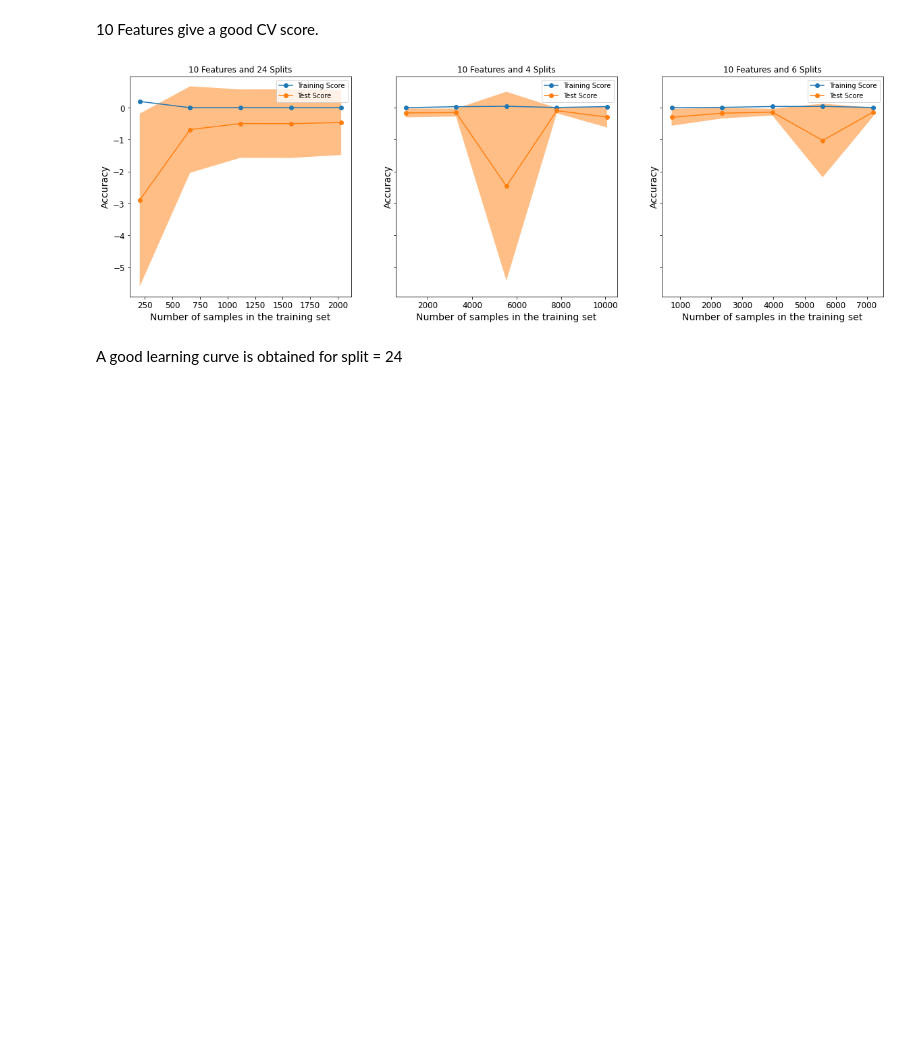
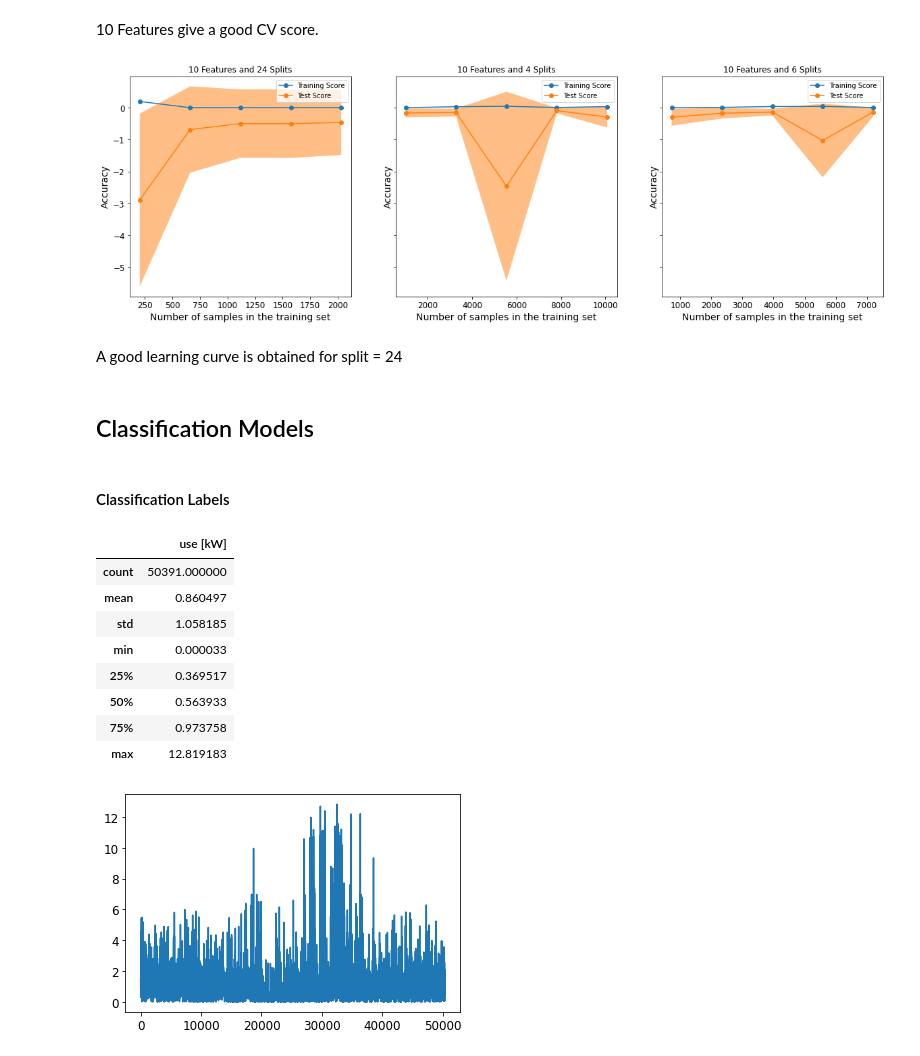
Before and after one commit to nivalf/Predict_Energy_Usage, a Jupyter notebook: predict_energy_usage.ipynb, the cells around one changed output. Cells and saved outputs as stored; diff of their text form; code cells hidden in the pictures; blank space fills up the shorter version.

Commit message:
Classification models added

```diff
--- a/predict_energy_usage.ipynb
+++ b/predict_energy_usage.ipynb
@@ -984,3 +986,22 @@ A good learning curve is obtained for split = 24
 # plt.tight_layout()
 # plt.subplots_adjust(top=0.9)
 # plt.show()
+# %% [markdown]
+## Classification Models
+# %% [markdown]
+#### Classification Labels
+# %%
+plt.plot(energy_usage['use [kW]'])
+y_ = pd.DataFrame(energy_usage['use [kW]'])
+y_.describe()
+# %% [output]
+|  | use [kW] |
+| count | 50391.000000 |
+| mean | 0.860497 |
+| std | 1.058185 |
+| min | 0.000033 |
+| 25% | 0.369517 |
+| 50% | 0.563933 |
+| 75% | 0.973758 |
+| max | 12.819183 |
+[figure, added]
```
Also changed, not shown: parts of 30 cells of this notebook.
